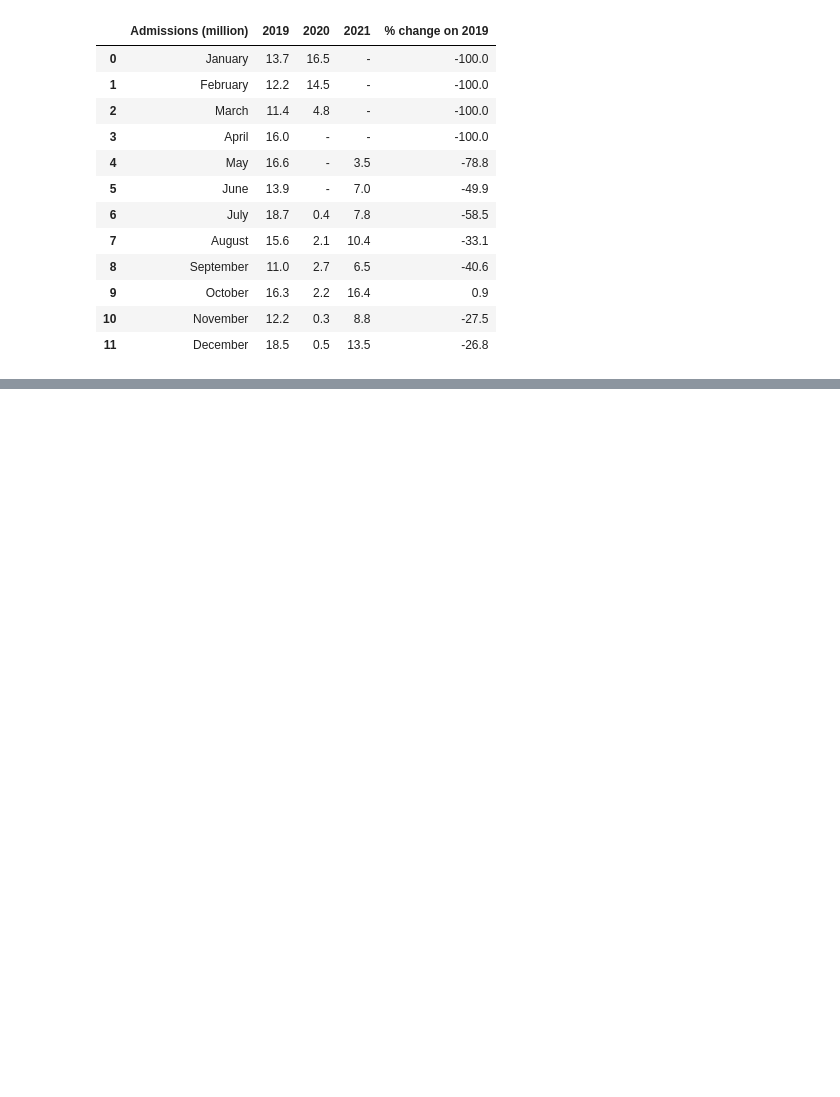
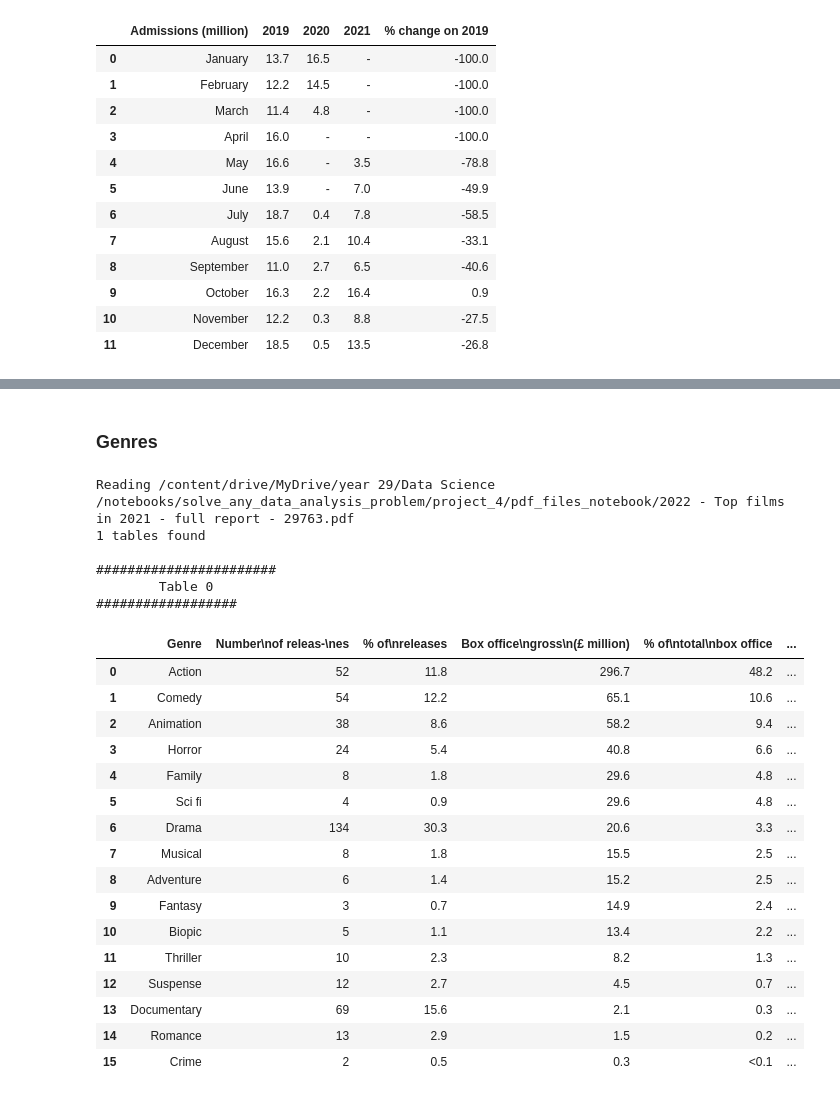
Before and after one commit to AJ-Horch/grounded_data_analyst, a Jupyter notebook: covidmoviesclean.ipynb, the cells around one changed output, grey strips where cells are left out. Drawn from its saved outputs; the diff is of its cells as text; code cells hidden in the pictures; blank space fills up the shorter version.

```diff
--- a/covidmoviesclean.ipynb
+++ b/covidmoviesclean.ipynb
@@ -620,0 +656,28 @@ Reading /content/drive/MyDrive/year 29/Data Science /notebooks/solve_any_data_an
+# %% [markdown]
+### Genres
+# %%
+tables_genres_2021 = extract_tables("/content/drive/MyDrive/year 29/Data Science /notebooks/solve_any_data_analysis_problem/project_4/pdf_files_notebook/2022 - Top films in 2021 - full report - 29763.pdf", pages=[13])
+# %% [output]
+Reading /content/drive/MyDrive/year 29/Data Science /notebooks/solve_any_data_analysis_problem/project_4/pdf_files_notebook/2022 - Top films in 2021 - full report - 29763.pdf
+1 tables found
+
+#######################
+        Table 0
+##################
+|  | Genre | Number\nof releas-\nes | % of\nreleases | Box office\ngross\n(£ million) | % of\ntotal\nbox office | ... |
+| 0 | Action | 52 | 11.8 | 296.7 | 48.2 | ... |
+| 1 | Comedy | 54 | 12.2 | 65.1 | 10.6 | ... |
+| 2 | Animation | 38 | 8.6 | 58.2 | 9.4 | ... |
+| 3 | Horror | 24 | 5.4 | 40.8 | 6.6 | ... |
+| 4 | Family | 8 | 1.8 | 29.6 | 4.8 | ... |
+| 5 | Sci fi | 4 | 0.9 | 29.6 | 4.8 | ... |
+| 6 | Drama | 134 | 30.3 | 20.6 | 3.3 | ... |
+| 7 | Musical | 8 | 1.8 | 15.5 | 2.5 | ... |
+| 8 | Adventure | 6 | 1.4 | 15.2 | 2.5 | ... |
+| 9 | Fantasy | 3 | 0.7 | 14.9 | 2.4 | ... |
+| 10 | Biopic | 5 | 1.1 | 13.4 | 2.2 | ... |
+| 11 | Thriller | 10 | 2.3 | 8.2 | 1.3 | ... |
+| 12 | Suspense | 12 | 2.7 | 4.5 | 0.7 | ... |
+| 13 | Documentary | 69 | 15.6 | 2.1 | 0.3 | ... |
+| 14 | Romance | 13 | 2.9 | 1.5 | 0.2 | ... |
+| 15 | Crime | 2 | 0.5 | 0.3 | <0.1 | ... |
```
Also changed, not shown: parts of 14 cells of this notebook.
